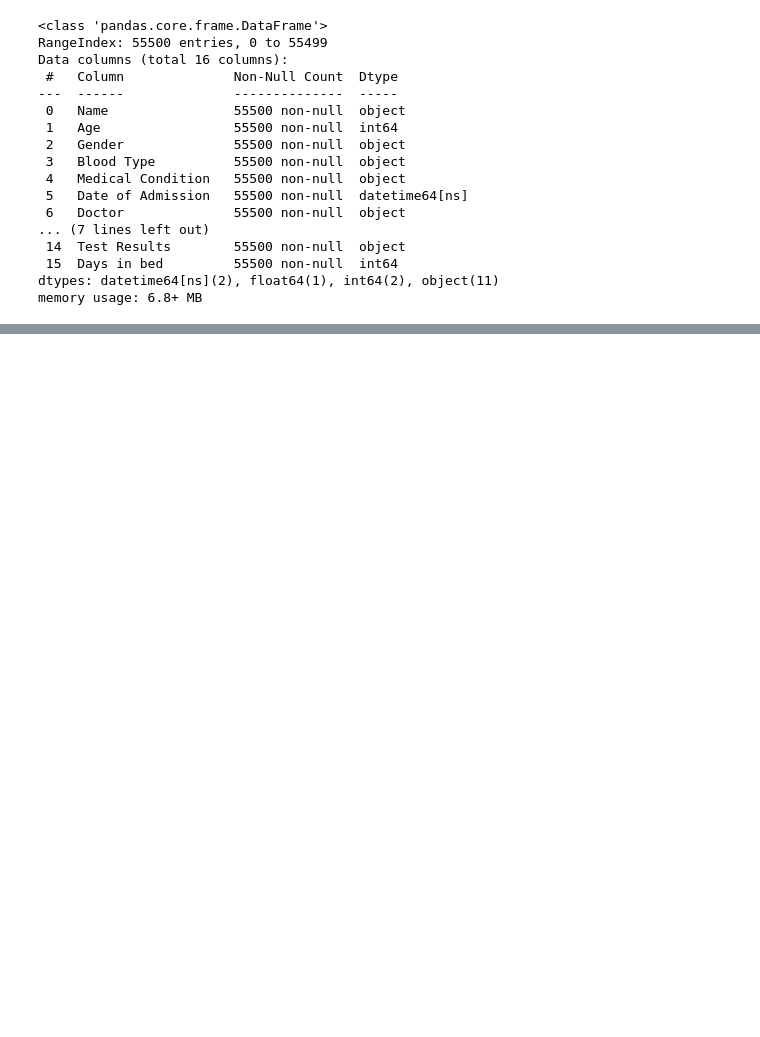
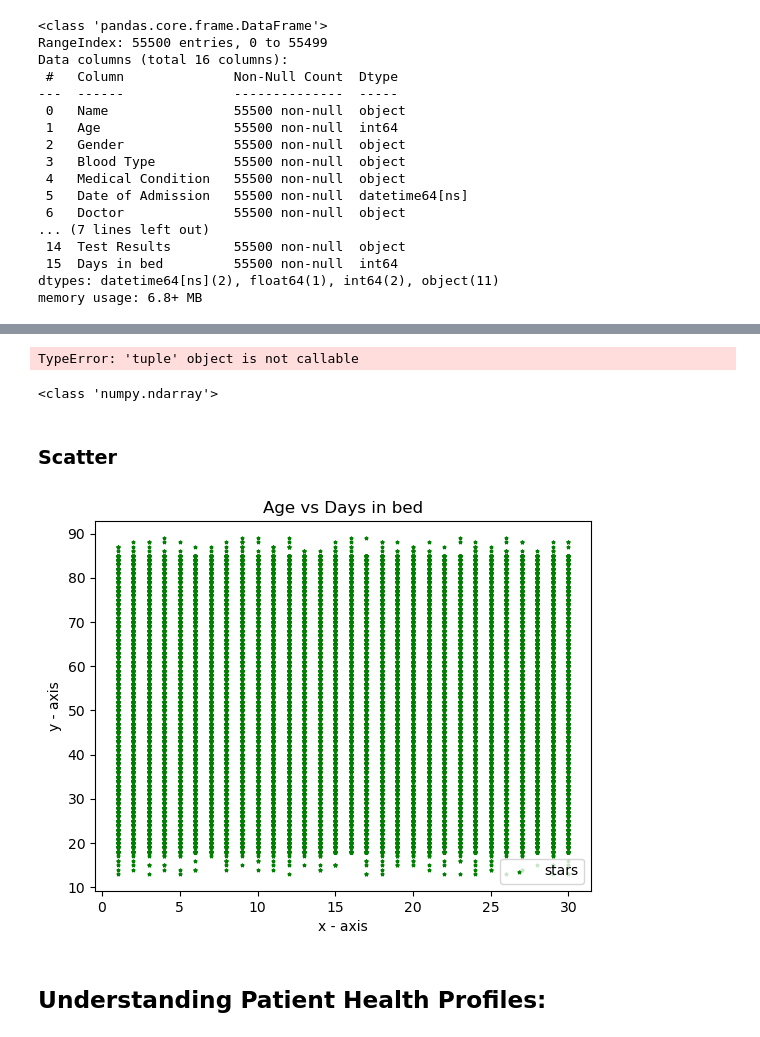
Before and after one commit to Amithmg6/nlp_aiwp_3129, a Jupyter notebook: healthcare_data_analysis.ipynb, the cells around one changed output, grey strips where cells are left out. Cells and saved outputs as stored; diff of their text form; code cells hidden in the pictures; blank space fills up the shorter version.

```diff
--- a/healthcare_data_analysis.ipynb
+++ b/healthcare_data_analysis.ipynb
@@ -433 +540,13 @@ memory usage: 6.8+ MB
+# %%
+import pandas as pd
+
+def create_age_buckets(df, age_column, bucket_column, bins, labels):
+    df[bucket_column] = pd.cut(df[age_column], bins=bins, labels=labels, right=False)
+    return df
+
+# Example usage
+bins = [0, 18, 30, 50, 120]
+labels = ['Child', 'Young Adult', 'Adult', 'Senior']
+
+hc_df = create_age_buckets(hc_df, 'Age', 'Age Group', bins, labels)
 # %%
@@ -434,0 +584,2 @@ hc_df['Age Group'] =
+# %%
+hc_df['Billing Amount'] = hc_df['Billing Amount'].astype(int)
@@ -434,0 +589,42 @@ hc_df['Age Group'] =
+# %%
+inertia = []
+for i in range(1, 11):
+    kmeans = KMeans(n_clusters=i, random_state=42, n_init='auto')
+    print(type(scaled_data))
+    kmeans.fit(scaled_data)
+    inertia.append(kmeans.inertia_)
+# %% [output]
+TypeError: 'tuple' object is not callable
+# %%
+print(type(scaled_data))
+# %% [output]
+<class 'numpy.ndarray'>
+# %% [markdown]
+### Scatter
+# %%
+import matplotlib.pyplot as plt
+
+# x-axis values
+x = hc_df['Days in bed']
+# y-axis values
+y = hc_df['Age']
+
+# plotting points as a scatter plot
+plt.scatter(x, y, label= "stars", color= "green",
+            marker= "*", s=5)
+
+# x-axis label
+plt.xlabel('x - axis')
+# frequency label
+plt.ylabel('y - axis')
+# plot title
+plt.title('Age vs Days in bed')
+# showing legend
+plt.legend()
+
+# function to show the plot
+plt.show()
+# %% [output]
+[figure, added]
+# %% [markdown]
+## Understanding Patient Health Profiles:
```
Also changed, not shown: parts of 21 cells of this notebook.
